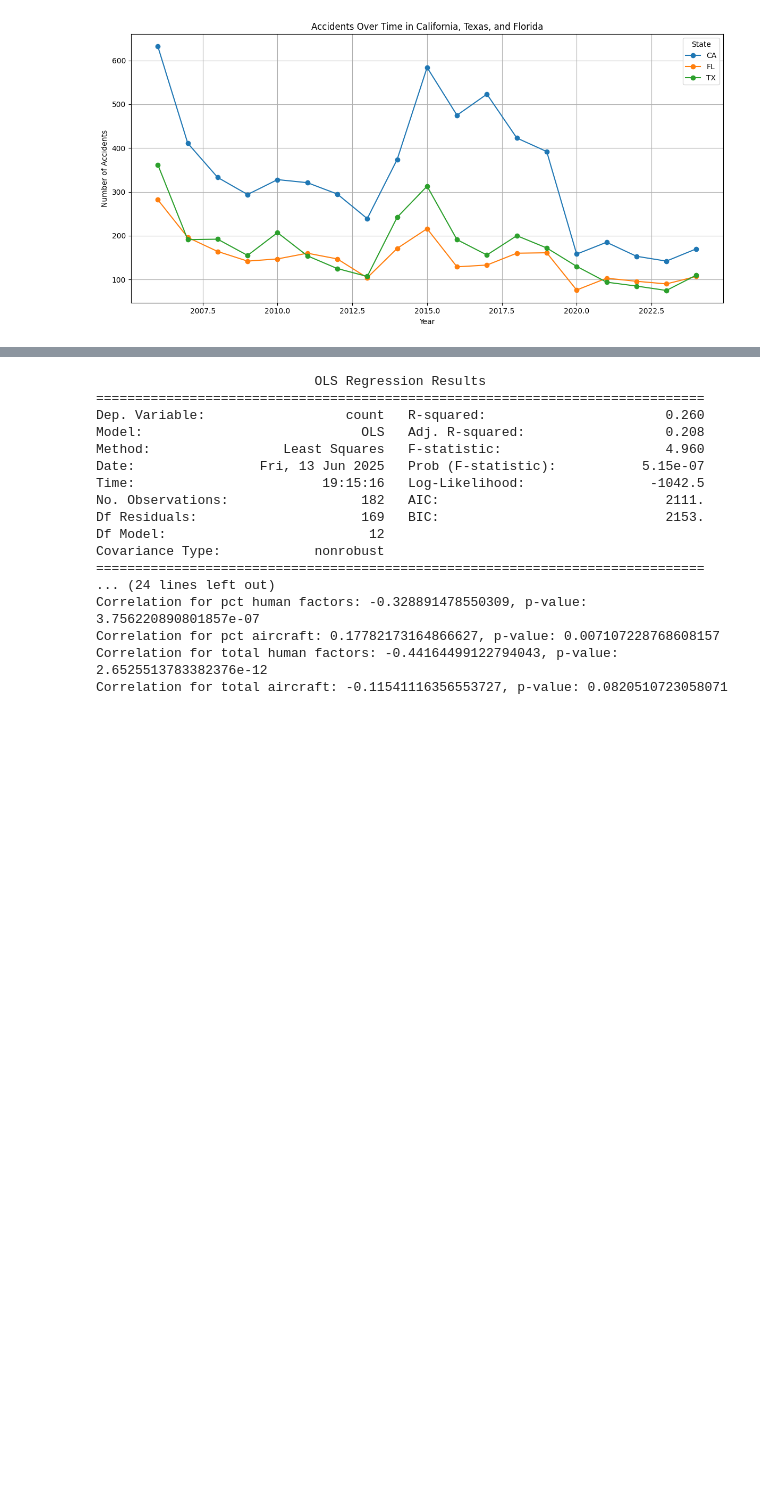
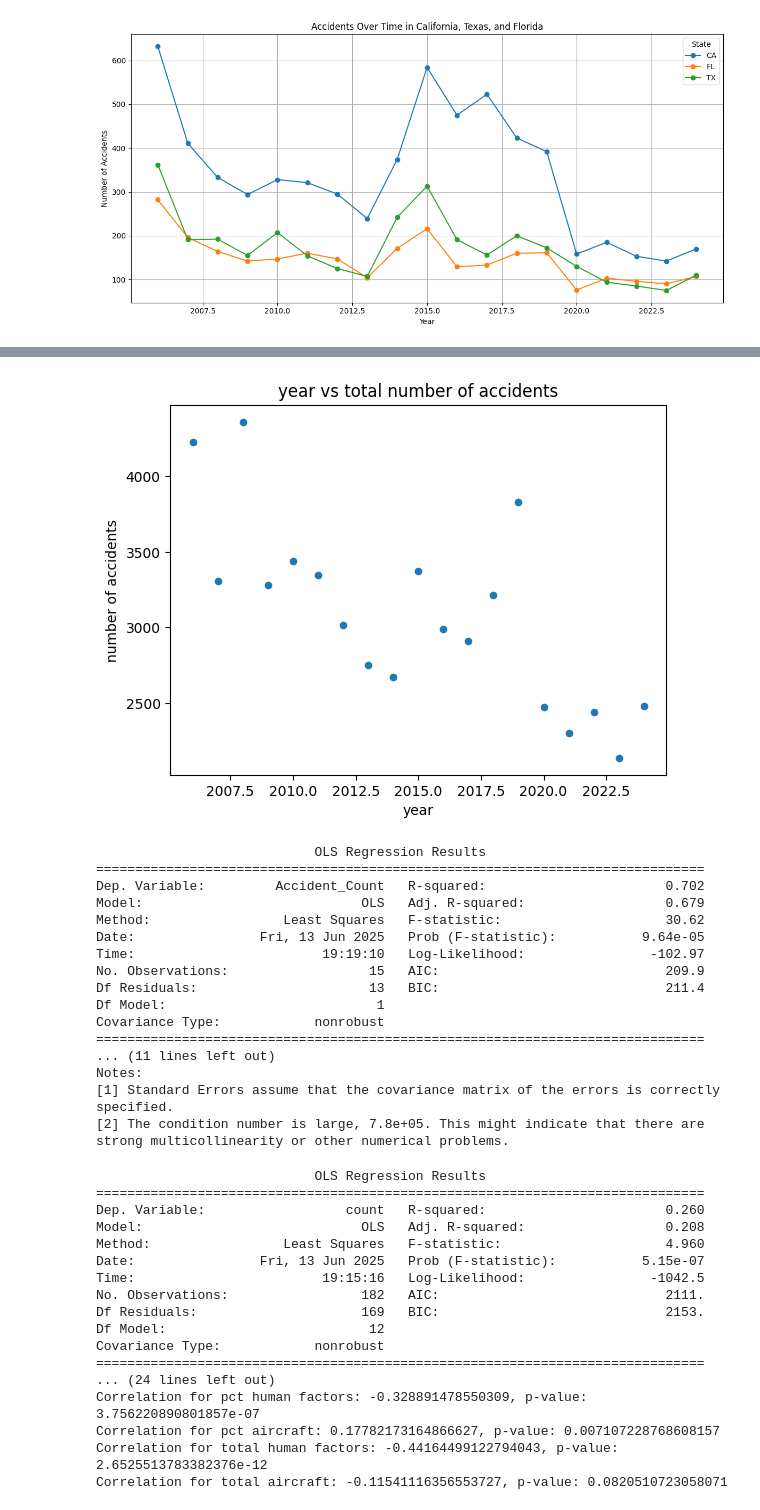
Before and after one commit to terryljh/aviation2, a Jupyter notebook: asrs linear model2.ipynb, the cells around one changed output, grey strips where cells are left out. Drawn from its saved outputs; the diff is of its cells as text; code cells hidden in the pictures; blank space fills up the shorter version.

```diff
--- a/asrs linear model2.ipynb
+++ b/asrs linear model2.ipynb
@@ -321,6 +321,59 @@ Notes:
 [1] Standard Errors assume that the covariance matrix of the errors is correctly specified.
 [2] The condition number is large, 7.8e+05. This might indicate that there are
 strong multicollinearity or other numerical problems.
+# %%
+dfsubset2 = dfsubset[(dfsubset['Date']//100 >= 2006) & (dfsubset['Date']//100 <= 2024)]
+
+dfsubset2 = dfsubset2[dfsubset2['Operating Under FAR Part'] == 'Part 121']
+yearly_counts = dfsubset2.groupby(dfsubset2['Date']//100).size().reset_index(name='Accident_Count')
+yearly_counts.plot.scatter(x='Date', y='Accident_Count')
+plt.title('year vs total number of accidents')
+plt.xlabel('year')
+plt.ylabel('number of accidents')
+plt.show()
+
+from sklearn.model_selection import train_test_split
+
+X, y = yearly_counts[['Date']], yearly_counts['Accident_Count']
+
+X_train, X_test, y_train, y_test = train_test_split(
+
+    X, y, test_size=0.2, random_state=945)
+
+from sklearn.linear_model import LinearRegression
+slryearly = LinearRegression()
+slryearly.fit(X_train,y_train)
+
+#re-doing the above with sm so we can use model summary
+#decreasing trend but unreliable p-value
+import statsmodels.api as sm
+yearly_counts = dfsubset2.groupby(dfsubset2['Date']//100).size().reset_index(name='Accident_Count')
+yearly_counts.rename(columns={yearly_counts.columns[0]: 'Year'}, inplace=True)
+X = sm.add_constant(yearly_counts['Year'])
+y = yearly_counts['Accident_Count']
+X_train, X_test, y_train, y_test = train_test_split(
+X, y, test_size=0.2, random_state=945)
+model = sm.OLS(y_train, X_train).fit()
+print(model.summary())
+# %% [output]
+[figure, added]
+                            OLS Regression Results
+==============================================================================
+Dep. Variable:         Accident_Count   R-squared:                       0.702
+Model:                            OLS   Adj. R-squared:                  0.679
+Method:                 Least Squares   F-statistic:                     30.62
+Date:                Fri, 13 Jun 2025   Prob (F-statistic):           9.64e-05
+Time:                        19:19:10   Log-Likelihood:                -102.97
+No. Observations:                  15   AIC:                             209.9
+Df Residuals:                      13   BIC:                             211.4
+Df Model:                           1
+Covariance Type:            nonrobust
+==============================================================================
+... (11 lines left out)
+Notes:
+[1] Standard Errors assume that the covariance matrix of the errors is correctly specified.
+[2] The condition number is large, 7.8e+05. This might indicate that there are
+strong multicollinearity or other numerical problems.
 # %%
 #model with only months as categorical variables and year as feature shows clear decreasing accident trend over year
 import statsmodels.api as sm
```
Also changed, not shown: parts of 1 cell of this notebook.
